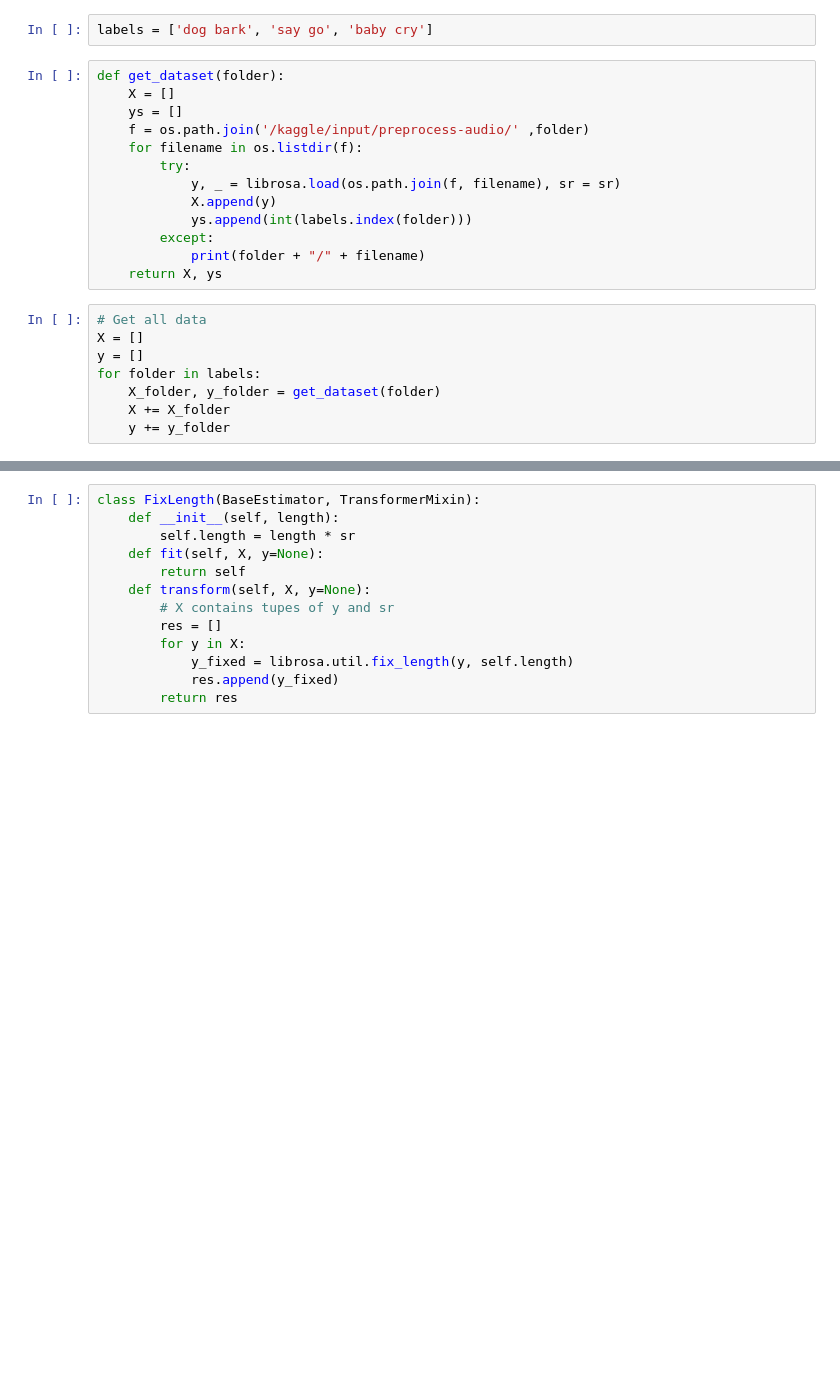
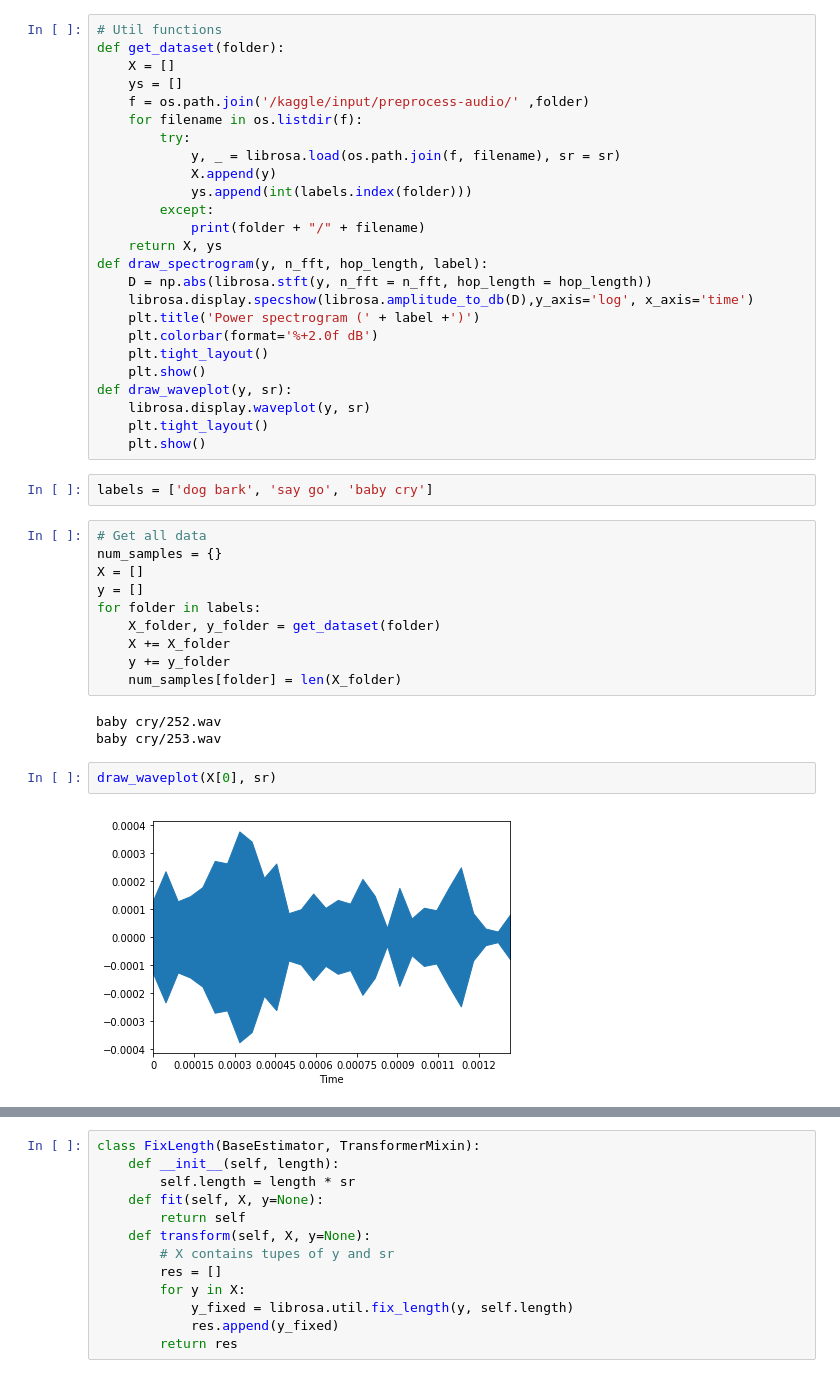
Before and after one commit to hoangphuc1998/DataScienceFinalProject, a Jupyter notebook: Pipeline.ipynb, the cells around one changed output, grey strips where cells are left out. Drawn from its saved outputs; the diff is of its cells as text; blank space fills up the shorter version.

Commit message:
Add visualization

```diff
--- a/Pipeline.ipynb
+++ b/Pipeline.ipynb
@@ -32,23 +16,44 @@ def draw_hist(folder):
+# %%
+# Util functions
+def get_dataset(folder):
+    X = []
+    ys = []
+    f = os.path.join('/kaggle/input/preprocess-audio/' ,folder)
+    for filename in os.listdir(f):
+        try:
+            y, _ = librosa.load(os.path.join(f, filename), sr = sr)
+            X.append(y)
+            ys.append(int(labels.index(folder)))
+        except:
+            print(folder + "/" + filename)
+    return X, ys
+def draw_spectrogram(y, n_fft, hop_length, label):
+    D = np.abs(librosa.stft(y, n_fft = n_fft, hop_length = hop_length))
+    librosa.display.specshow(librosa.amplitude_to_db(D),y_axis='log', x_axis='time')
+    plt.title('Power spectrogram (' + label +')')
+    plt.colorbar(format='%+2.0f dB')
+    plt.tight_layout()
+    plt.show()
+def draw_waveplot(y, sr):
+    librosa.display.waveplot(y, sr)
+    plt.tight_layout()
+    plt.show()
 # %%
 labels = ['dog bark', 'say go', 'baby cry']
-# %%
-def get_dataset(folder):
-    X = []
-    ys = []
-    f = os.path.join('/kaggle/input/preprocess-audio/' ,folder)
-    for filename in os.listdir(f):
-        try:
-            y, _ = librosa.load(os.path.join(f, filename), sr = sr)
-            X.append(y)
-            ys.append(int(labels.index(folder)))
-        except:
-            print(folder + "/" + filename)
-    return X, ys
 # %%
 # Get all data
+num_samples = {}
 X = []
 y = []
 for folder in labels:
     X_folder, y_folder = get_dataset(folder)
     X += X_folder
     y += y_folder
+    num_samples[folder] = len(X_folder)
+# %% [output]
+baby cry/252.wav
+baby cry/253.wav
+# %%
+draw_waveplot(X[0], sr)
+# %% [output]
+[figure, added]
```
Also changed, not shown: parts of 8 cells of this notebook.
